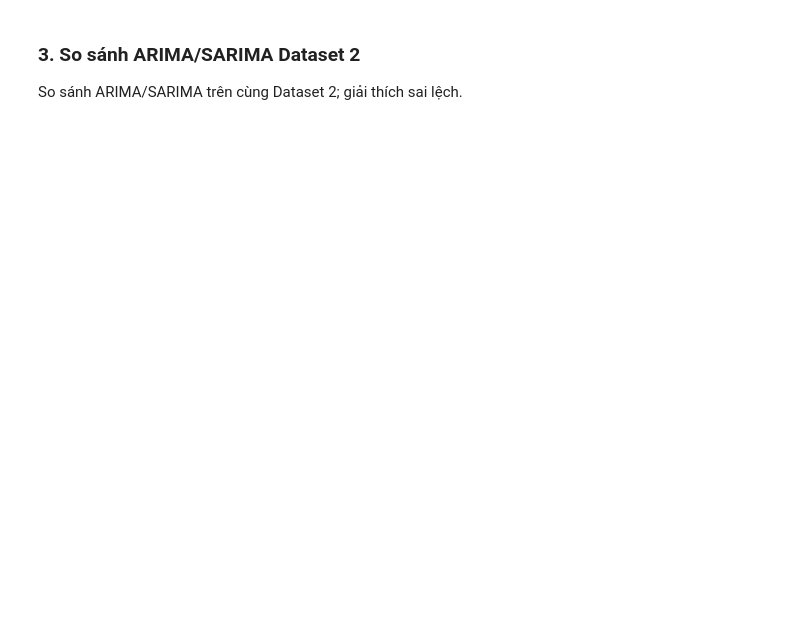
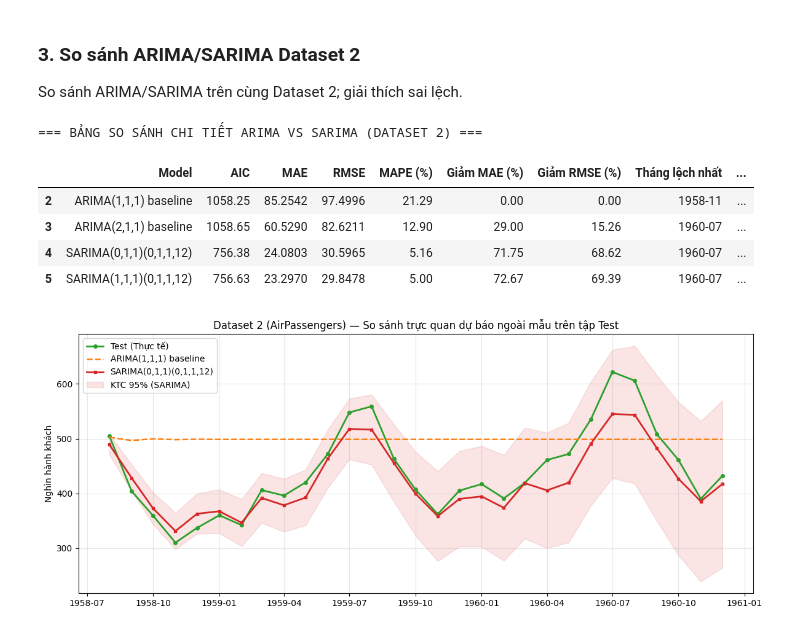
Before and after one commit to thvhieu/lab2-time-series, a Jupyter notebook: contributions/05_forecast_evaluation.ipynb, the cells around one changed output. Saved outputs shown, nothing was run; the diff lists cells and outputs as text; code cells hidden in the pictures; blank space fills up the shorter version.

```diff
--- a/contributions/05_forecast_evaluation.ipynb
+++ b/contributions/05_forecast_evaluation.ipynb
@@ -254,29 +314,41 @@ print("Đã lưu bảng đánh giá và dự báo vào", out_dir)
 
 So sánh ARIMA/SARIMA trên cùng Dataset 2; giải thích sai lệch.
 # %%
+import matplotlib.pyplot as plt
+import pandas as pd
+
 d2_metrics = metrics_df[metrics_df["Dataset"] == "D2 Passengers"].copy()
 
-base_mae = d2_metrics[d2_metrics["Model"].str.contains("baseline")]["MAE"].values[0]
-base_rmse = d2_metrics[d2_metrics["Model"].str.contains("baseline")]["RMSE"].values[0]
-base_mape = d2_metrics[d2_metrics["Model"].str.contains("baseline")]["MAPE (%)"].values[0]
+base_row = d2_metrics.loc[d2_metrics["Model"] == "ARIMA(1,1,1) baseline"].iloc[0]
+base_mae = base_row["MAE"]
+base_rmse = base_row["RMSE"]
+base_mape = base_row["MAPE (%)"]
 
 d2_metrics["Giảm MAE (%)"] = ((base_mae - d2_metrics["MAE"]) / base_mae * 100).round(2)
 d2_metrics["Giảm RMSE (%)"] = ((base_rmse - d2_metrics["RMSE"]) / base_rmse * 100).round(2)
 d2_metrics["Chênh lệch MAPE"] = (base_mape - d2_metrics["MAPE (%)"]).round(2)
 
 print("=== BẢNG SO SÁNH CHI TIẾT ARIMA VS SARIMA (DATASET 2) ===")
-display(d2_metrics[["Model", "AIC", "MAE", "RMSE", "MAPE (%)", "Giảm MAE (%)", "Giảm RMSE (%)", "Tháng lệch nhất", "Max |Error|"]])
+display(d2_metrics[["Model", "AIC", "MAE", "RMSE", "MAPE (%)", "Giảm MAE (%)", "Giảm RMSE (%)", "Tháng lệch nhất", "Max |Error|", "Thực tế vs Dự báo"]])
 
 fig, ax = plt.subplots(figsize=(12, 5))
 ax.plot(test2.index, test2.values, marker="o", ms=4, label="Test (Thực tế)", color="tab:green", lw=2)
 ax.plot(fc2_111.index, fc2_111.values, label="ARIMA(1,1,1) baseline", color="tab:orange", ls="--", lw=1.8)
 ax.plot(fc2_sar_011.index, fc2_sar_011.values, marker="s", ms=3.5, label="SARIMA(0,1,1)(0,1,1,12)", color="tab:red", lw=2)
 ax.fill_between(ci2_sar_011.index, ci2_sar_011.iloc[:, 0], ci2_sar_011.iloc[:, 1], color="tab:red", alpha=0.12, label="KTC 95% (SARIMA)")
 
 ax.set_title("Dataset 2 (AirPassengers) — So sánh trực quan dự báo ngoài mẫu trên tập Test")
 ax.set_ylabel("Nghìn hành khách")
 ax.legend(loc="upper left")
 ax.grid(True, alpha=0.3)
 fig.tight_layout()
 plt.show()
+# %% [output]
+=== BẢNG SO SÁNH CHI TIẾT ARIMA VS SARIMA (DATASET 2) ===
+|  | Model | AIC | MAE | RMSE | MAPE (%) | Giảm MAE (%) | Giảm RMSE (%) | Tháng lệch nhất | ... |
+| 2 | ARIMA(1,1,1) baseline | 1058.25 | 85.2542 | 97.4996 | 21.29 | 0.00 | 0.00 | 1958-11 | ... |
+| 3 | ARIMA(2,1,1) baseline | 1058.65 | 60.5290 | 82.6211 | 12.90 | 29.00 | 15.26 | 1960-07 | ... |
+| 4 | SARIMA(0,1,1)(0,1,1,12) | 756.38 | 24.0803 | 30.5965 | 5.16 | 71.75 | 68.62 | 1960-07 | ... |
+| 5 | SARIMA(1,1,1)(0,1,1,12) | 756.63 | 23.2970 | 29.8478 | 5.00 | 72.67 | 69.39 | 1960-07 | ... |
+[figure, added]
 # %% [markdown]
```
Also changed, not shown: parts of 9 cells of this notebook, 1 other file.
